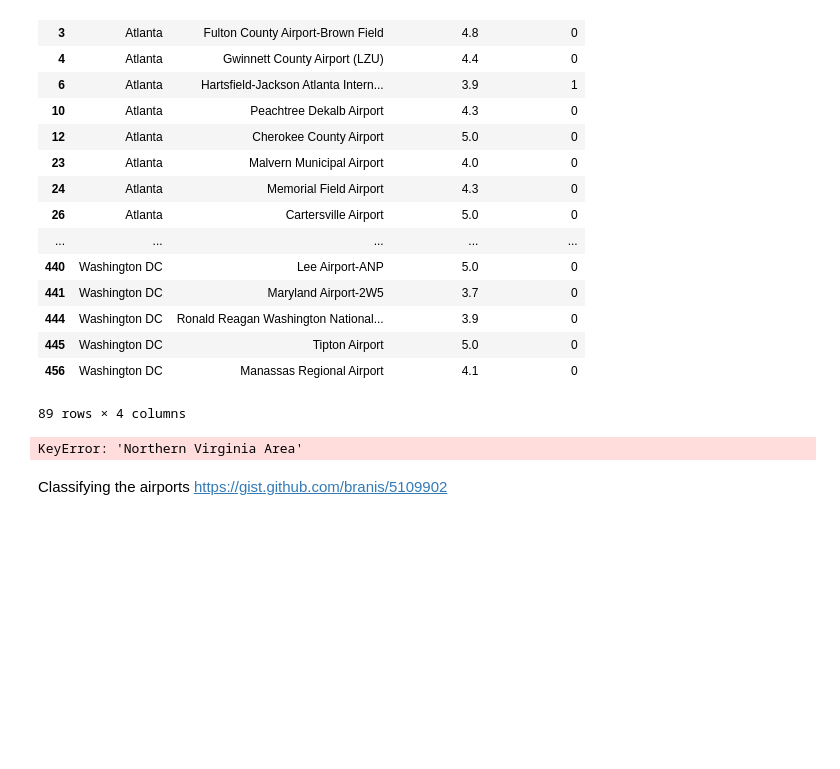
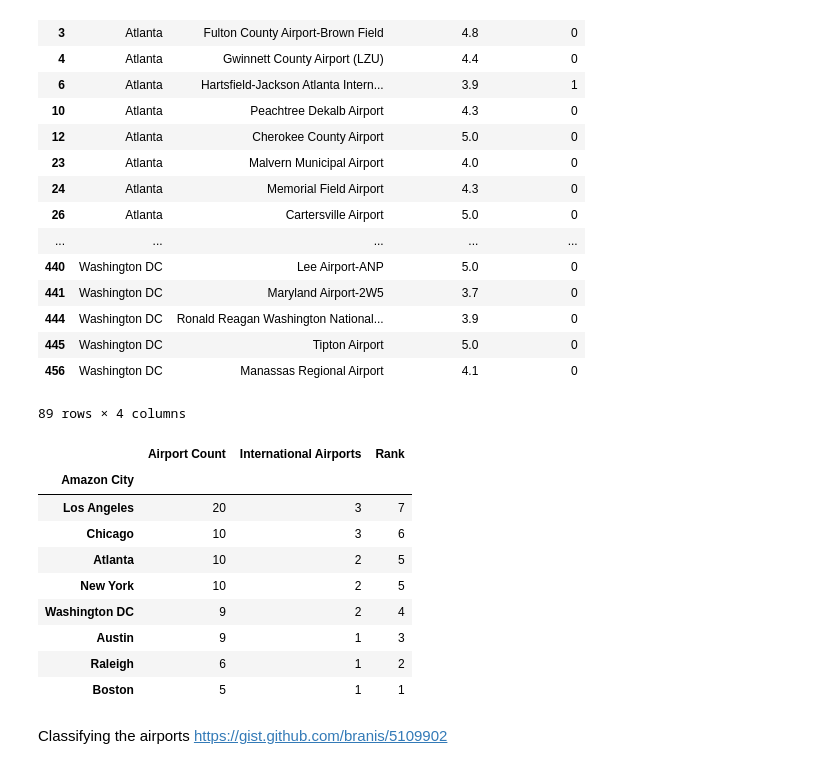
Before and after one commit to indranik/BC_Project1, a Jupyter notebook: Transportation Data - Helen/Airport Nearby - Helen.ipynb, the cells around one changed output. Cells and saved outputs as stored; diff of their text form; code cells hidden in the pictures; blank space fills up the shorter version.

```diff
--- a/Transportation Data - Helen/Airport Nearby - Helen.ipynb
+++ b/Transportation Data - Helen/Airport Nearby - Helen.ipynb
@@ -285,18 +279,29 @@ See the caveats in the documentation: http://pandas.pydata.org/pandas-docs/stabl
 # %%
 con_airport_groupby = condensed_airport_df.groupby('Amazon City')
 cond_airport_group_df = pd.DataFrame(con_airport_groupby['Amazon City'].count())
 cond_airport_group_df = cond_airport_group_df.rename( columns={"Amazon City": "Airport Count"})
 cond_airport_group_df['International Airports'] = con_airport_groupby['Is International'].sum()
 cond_airport_group_df = cond_airport_group_df.rename( columns={"Is International": "International Airport Count"})
 cond_airport_group_df = cond_airport_group_df.sort_values(by=['Airport Count', 'International Airports'], ascending=False)
 cond_airport_group_df
 order_list = [7,6,5,5,5,4,3,2,1]
 cond_airport_group_df['Rank'] = order_list
 cond_airport_group_df
-cond_airport_group_df  = cond_airport_group_df.drop(cond_airport_group_df['Northern Virginia Area'])
-# cond_airport_group_df.to_csv('Airport ranking.csv')
+cond_airport_group_df  = cond_airport_group_df.drop('Northern Virginia Area')
+cond_airport_group_df
+cond_airport_group_df.to_csv('Airport ranking.csv')
+cond_airport_group_df
 # %% [output]
-KeyError: 'Northern Virginia Area'
+|  | Airport Count | International Airports | Rank |
+| Amazon City |  |  |  |
+| Los Angeles | 20 | 3 | 7 |
+| Chicago | 10 | 3 | 6 |
+| Atlanta | 10 | 2 | 5 |
+| New York | 10 | 2 | 5 |
+| Washington DC | 9 | 2 | 4 |
+| Austin | 9 | 1 | 3 |
+| Raleigh | 6 | 1 | 2 |
+| Boston | 5 | 1 | 1 |
 # %% [markdown]
 Classifying the airports https://gist.github.com/branis/5109902
 # %%
```
Also changed, not shown: parts of 6 cells of this notebook, 4 other files.
